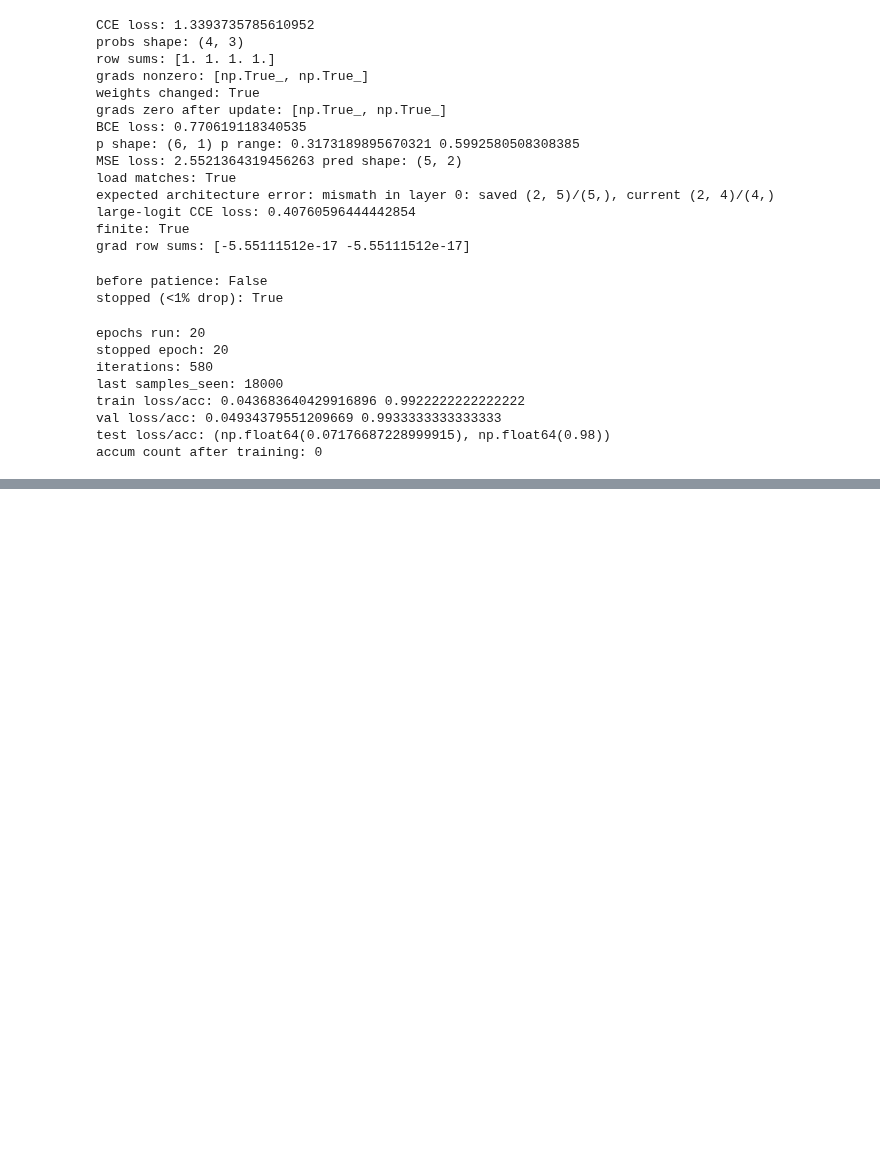
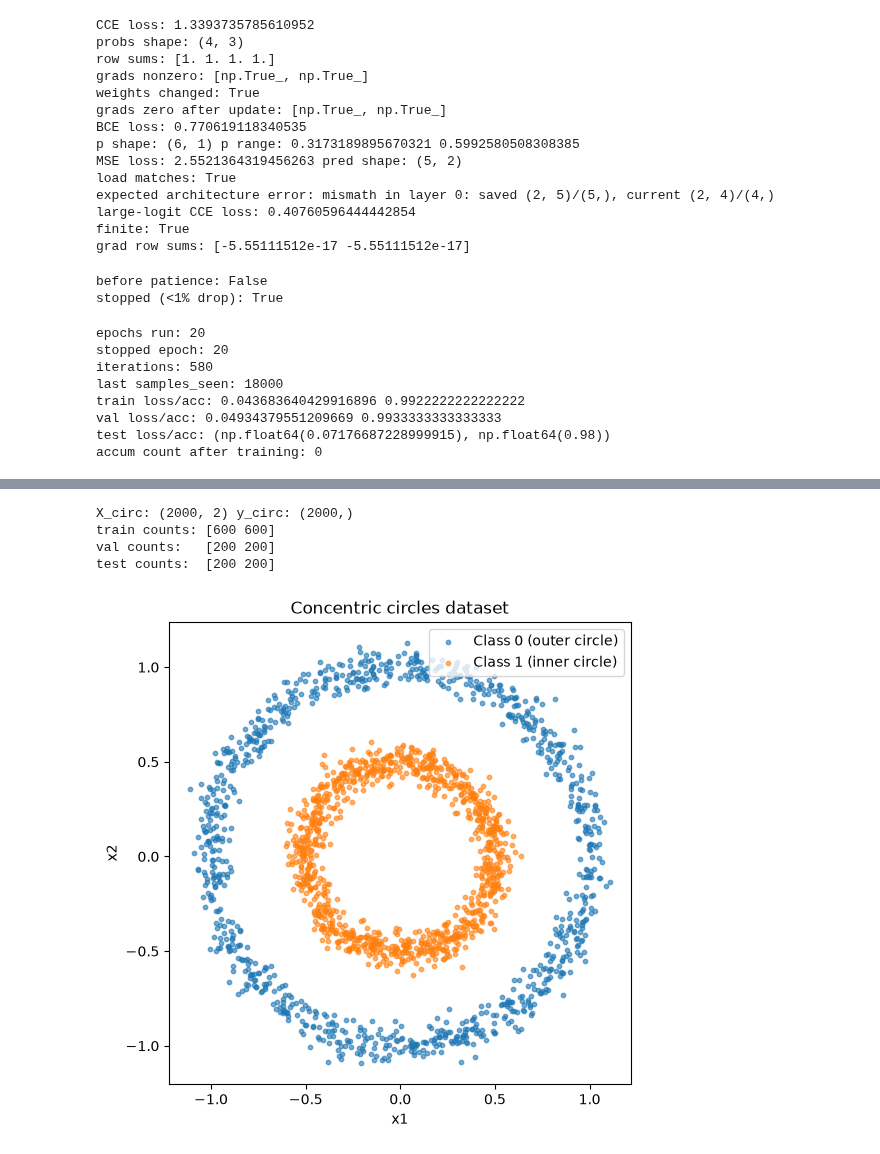
Before and after one commit to suryamanoj4/SMAI-A4, a Jupyter notebook: mlp.ipynb, the cells around one changed output, grey strips where cells are left out. Cells and saved outputs as stored; diff of their text form; code cells hidden in the pictures; blank space fills up the shorter version.

```diff
--- a/mlp.ipynb
+++ b/mlp.ipynb
@@ -687,0 +709,52 @@ if USE_WANDB:
+# %%
+import matplotlib.pyplot as plt
+
+rng_data = np.random.default_rng(SEED + 100 * RUN + 3)
+# class 1: inner circle, radius 0.5
+theta_inner = rng_data.uniform(0.0, 2.0 * np.pi, 1000)
+inner = 0.5 * np.column_stack([np.cos(theta_inner), np.sin(theta_inner)])
+# class 0: outer circle, radius 1.0
+theta_outer = rng_data.uniform(0.0, 2.0 * np.pi, 1000)
+outer = 1.0 * np.column_stack([np.cos(theta_outer), np.sin(theta_outer)])
+inner += rng_data.normal(0.0, 0.05, size=inner.shape)
+outer += rng_data.normal(0.0, 0.05, size=outer.shape)
+X_circ = np.vstack([outer, inner])
+y_circ = np.concatenate([
+    np.zeros(1000, dtype=np.int64),
+    np.ones(1000, dtype=np.int64),
+])
+
+rng_split_c = np.random.default_rng(SEED + 100 * RUN + 0)
+train_idx_c, val_idx_c, test_idx_c = stratified_split(y_circ, rng_split_c, 600, 200, 200)
+X_train_c = X_circ[train_idx_c]
+y_train_c = y_circ[train_idx_c]
+X_val_c = X_circ[val_idx_c]
+y_val_c = y_circ[val_idx_c]
+X_test_c = X_circ[test_idx_c]
+y_test_c = y_circ[test_idx_c]
+
+print("X_circ:", X_circ.shape, "y_circ:", y_circ.shape)
+print("train counts:", np.bincount(y_train_c, minlength=2))
+print("val counts:  ", np.bincount(y_val_c, minlength=2))
+print("test counts: ", np.bincount(y_test_c, minlength=2))
+fig, ax = plt.subplots(figsize=(6, 6))
+ax.scatter(
+    X_circ[y_circ == 0, 0], X_circ[y_circ == 0, 1],
+    s=10, alpha=0.6, label="Class 0 (outer circle)"
+)
+ax.scatter(
+    X_circ[y_circ == 1, 0], X_circ[y_circ == 1, 1],
+    s=10, alpha=0.6, label="Class 1 (inner circle)"
+)
+ax.set_aspect("equal")
+ax.set_xlabel("x1")
+ax.set_ylabel("x2")
+ax.set_title("Concentric circles dataset")
+ax.legend()
+plt.show()
+# %% [output]
+X_circ: (2000, 2) y_circ: (2000,)
+train counts: [600 600]
+val counts:   [200 200]
+test counts:  [200 200]
+[figure, added]
```
Also changed, not shown: parts of 6 cells of this notebook.
